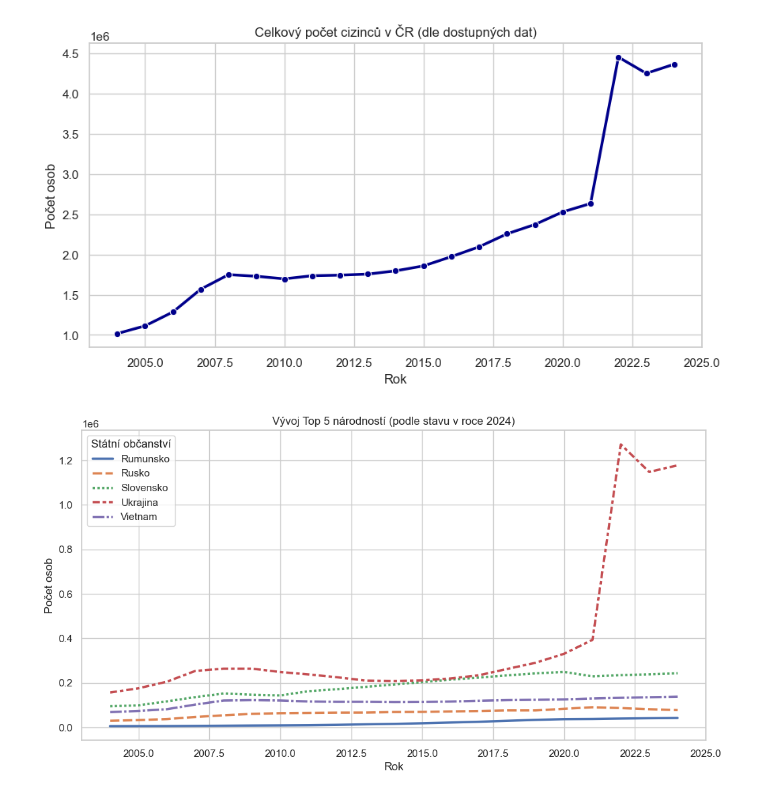
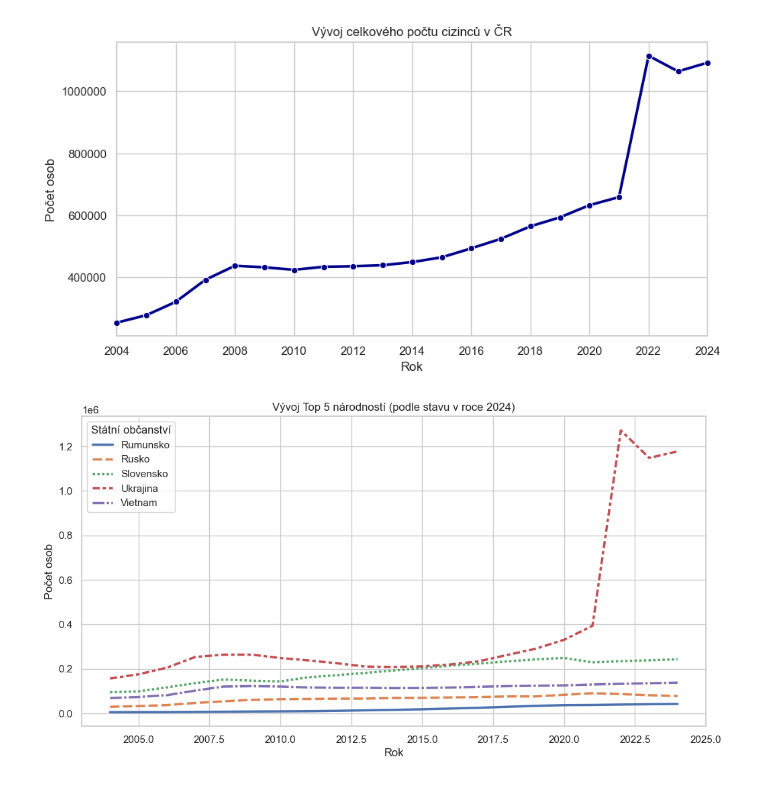
Before and after one commit to veselvi2/155UZPR, a Jupyter notebook: main.ipynb, the cells around one changed output. Cells and saved outputs as stored; diff of their text form; code cells hidden in the pictures.

```diff
--- a/main.ipynb
+++ b/main.ipynb
@@ -26,19 +27,38 @@ df_regions = df_all[
     (df_all['pohlavi_txt'].isna()) &
     (df_all['vek_txt'].isna())
 ].copy()
+
+df_cz_total = df_all[
+    (df_all['vuzemi_cis'] == 97) &       # Celá ČR
+    (df_all['pohlavi_txt'].isna()) &     # Všechna pohlaví
+    (df_all['vek_txt'].isna()) &         # Všechny věkové kategorie
+    (df_all['stobcan_txt'].isna())       # Všechna občanství
+].copy()
 # %%
 # vývoj celkového počtu cizinců v ČR
-total_trend = df_cz.groupby('rok')['hodnota'].sum().sort_index()
+plt.figure(figsize=(10, 5))
+sns.lineplot(
+    data=df_cz_total,
+    x='rok',
+    y='hodnota',
+    marker='o',
+    linewidth=2.5,
+    color='darkblue',
+    clip_on=False,
+    zorder=10
+)
 
-plt.figure(figsize=(10, 5))
-sns.lineplot(data=total_trend, marker='o', linewidth=2.5, color='darkblue')
-plt.title('Celkový počet cizinců v ČR (dle dostupných dat)')
+plt.title('Vývoj celkového počtu cizinců v ČR')
 plt.ylabel('Počet osob')
 plt.xlabel('Rok')
+plt.ticklabel_format(style='plain', axis='y')
+ax = plt.gca()
+ax.xaxis.set_major_locator(ticker.MaxNLocator(integer=True))
+plt.xlim(df_cz_total['rok'].min(), df_cz_total['rok'].max())
 plt.grid(True)
 plt.show()
 # %% [output]
-[figure, old version]
+[figure, new version]
 # %%
 
 # graf pro 5 největších skupin podle státního občanství v posledním roce
```
Also changed, not shown: parts of 1 cell of this notebook.
